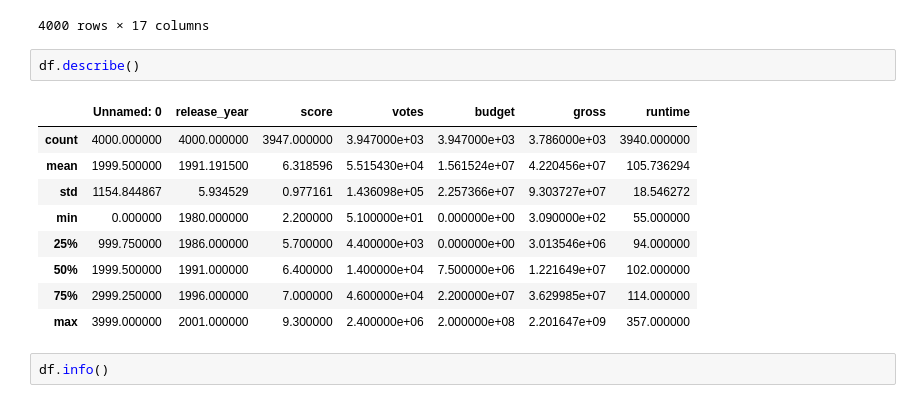
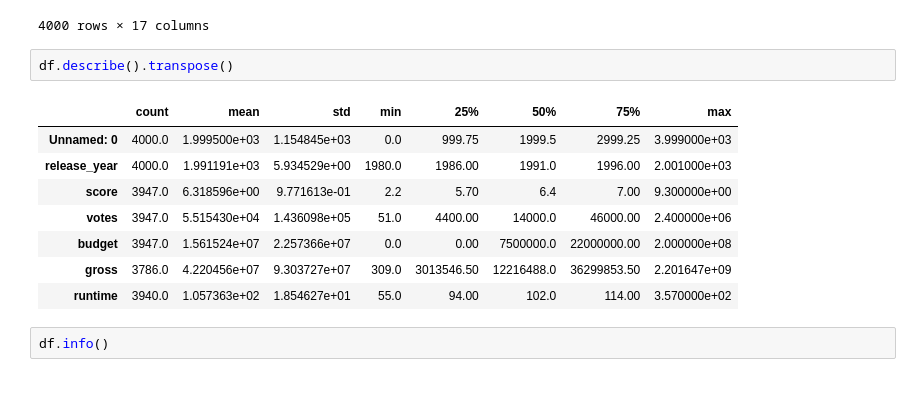
Before and after one commit to GoldenSnow-Xue/schulich_data_science, a Jupyter notebook: MBAN 6110/Assignment/Group Project.ipynb, the cells around one changed output. Saved outputs shown, nothing was run; the diff lists cells and outputs as text.

```diff
--- a/MBAN 6110/Assignment/Group Project.ipynb
+++ b/MBAN 6110/Assignment/Group Project.ipynb
@@ -39,17 +39,16 @@ df
 | 3999 | 3999 | Dr. Dolittle 2 | PG | Comedy | 2001 | June 22 | ... |
 4000 rows × 17 columns
 # %%
-df.describe()
+df.describe().transpose()
 # %% [output]
-|  | Unnamed: 0 | release_year | score | votes | budget | gross | runtime |
-| count | 4000.000000 | 4000.000000 | 3947.000000 | 3.947000e+03 | 3.947000e+03 | 3.786000e+03 | 3940.000000 |
-| mean | 1999.500000 | 1991.191500 | 6.318596 | 5.515430e+04 | 1.561524e+07 | 4.220456e+07 | 105.736294 |
-| std | 1154.844867 | 5.934529 | 0.977161 | 1.436098e+05 | 2.257366e+07 | 9.303727e+07 | 18.546272 |
-| min | 0.000000 | 1980.000000 | 2.200000 | 5.100000e+01 | 0.000000e+00 | 3.090000e+02 | 55.000000 |
-| 25% | 999.750000 | 1986.000000 | 5.700000 | 4.400000e+03 | 0.000000e+00 | 3.013546e+06 | 94.000000 |
-| 50% | 1999.500000 | 1991.000000 | 6.400000 | 1.400000e+04 | 7.500000e+06 | 1.221649e+07 | 102.000000 |
-| 75% | 2999.250000 | 1996.000000 | 7.000000 | 4.600000e+04 | 2.200000e+07 | 3.629985e+07 | 114.000000 |
-| max | 3999.000000 | 2001.000000 | 9.300000 | 2.400000e+06 | 2.000000e+08 | 2.201647e+09 | 357.000000 |
+|  | count | mean | std | min | 25% | 50% | 75% | max |
+| Unnamed: 0 | 4000.0 | 1.999500e+03 | 1.154845e+03 | 0.0 | 999.75 | 1999.5 | 2999.25 | 3.999000e+03 |
+| release_year | 4000.0 | 1.991191e+03 | 5.934529e+00 | 1980.0 | 1986.00 | 1991.0 | 1996.00 | 2.001000e+03 |
+| score | 3947.0 | 6.318596e+00 | 9.771613e-01 | 2.2 | 5.70 | 6.4 | 7.00 | 9.300000e+00 |
+| votes | 3947.0 | 5.515430e+04 | 1.436098e+05 | 51.0 | 4400.00 | 14000.0 | 46000.00 | 2.400000e+06 |
+| budget | 3947.0 | 1.561524e+07 | 2.257366e+07 | 0.0 | 0.00 | 7500000.0 | 22000000.00 | 2.000000e+08 |
+| gross | 3786.0 | 4.220456e+07 | 9.303727e+07 | 309.0 | 3013546.50 | 12216488.0 | 36299853.50 | 2.201647e+09 |
+| runtime | 3940.0 | 1.057363e+02 | 1.854627e+01 | 55.0 | 94.00 | 102.0 | 114.00 | 3.570000e+02 |
 # %%
 df.info()
 # %% [output]
```
Also changed, not shown: parts of 46 cells of this notebook, 33 other files.
